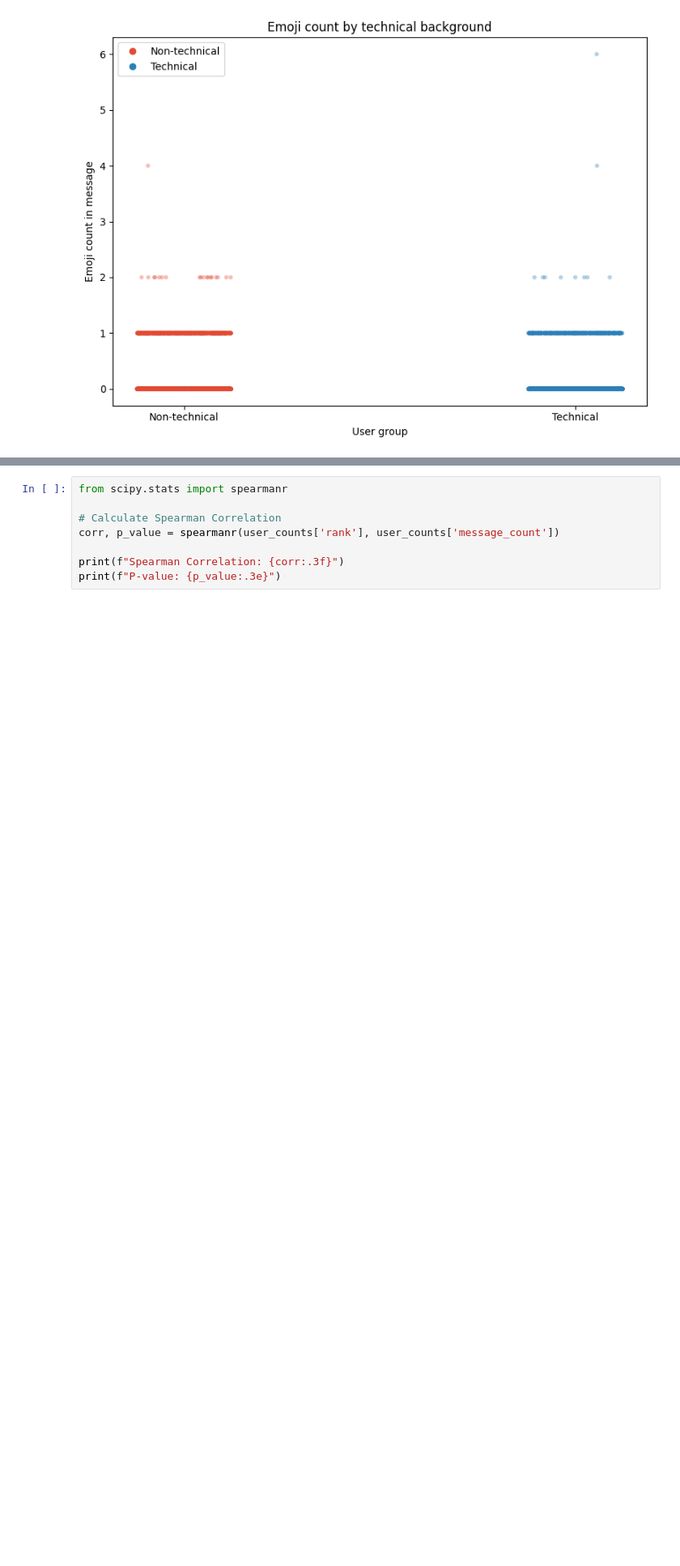
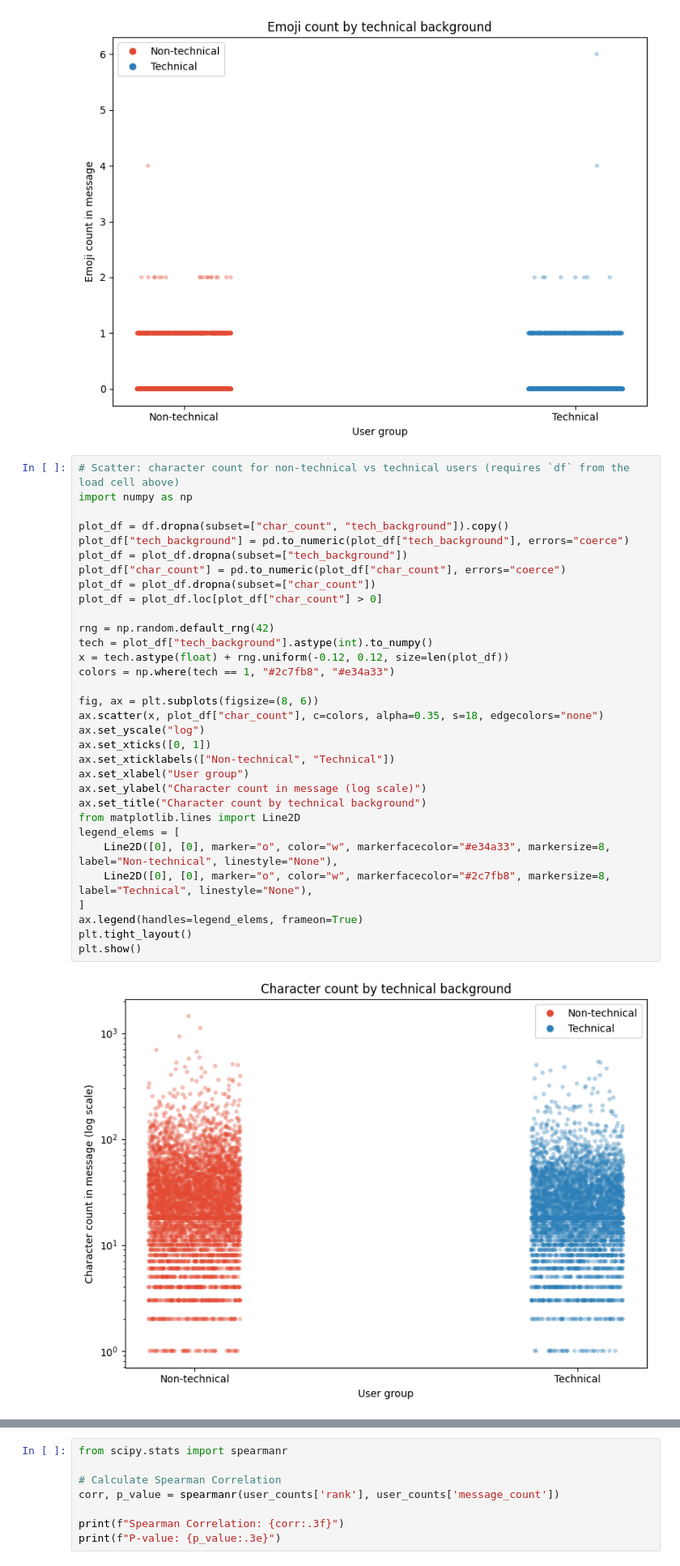
Before and after one commit to bashoogeventerink-max/DAV, a Jupyter notebook: notebooks/04-correlation-test.ipynb, the cells around one changed output, grey strips where cells are left out. Shown at 81% size. Drawn from its saved outputs; the diff is of its cells as text; blank space fills up the shorter version.

```diff
--- a/notebooks/04-correlation-test.ipynb
+++ b/notebooks/04-correlation-test.ipynb
@@ -109,6 +156,40 @@ plt.tight_layout()
 plt.show()
 # %% [output]
 [figure]
+# %%
+# Scatter: character count for non-technical vs technical users (requires `df` from the load cell above)
+import numpy as np
+
+plot_df = df.dropna(subset=["char_count", "tech_background"]).copy()
+plot_df["tech_background"] = pd.to_numeric(plot_df["tech_background"], errors="coerce")
+plot_df = plot_df.dropna(subset=["tech_background"])
+plot_df["char_count"] = pd.to_numeric(plot_df["char_count"], errors="coerce")
+plot_df = plot_df.dropna(subset=["char_count"])
+plot_df = plot_df.loc[plot_df["char_count"] > 0]
+
+rng = np.random.default_rng(42)
+tech = plot_df["tech_background"].astype(int).to_numpy()
+x = tech.astype(float) + rng.uniform(-0.12, 0.12, size=len(plot_df))
+colors = np.where(tech == 1, "#2c7fb8", "#e34a33")
+
+fig, ax = plt.subplots(figsize=(8, 6))
+ax.scatter(x, plot_df["char_count"], c=colors, alpha=0.35, s=18, edgecolors="none")
+ax.set_yscale("log")
+ax.set_xticks([0, 1])
+ax.set_xticklabels(["Non-technical", "Technical"])
+ax.set_xlabel("User group")
+ax.set_ylabel("Character count in message (log scale)")
+ax.set_title("Character count by technical background")
+from matplotlib.lines import Line2D
+legend_elems = [
+    Line2D([0], [0], marker="o", color="w", markerfacecolor="#e34a33", markersize=8, label="Non-technical", linestyle="None"),
+    Line2D([0], [0], marker="o", color="w", markerfacecolor="#2c7fb8", markersize=8, label="Technical", linestyle="None"),
+]
+ax.legend(handles=legend_elems, frameon=True)
+plt.tight_layout()
+plt.show()
+# %% [output]
+[figure, added]
 # %%
 import numpy as np
 import matplotlib.pyplot as plt
```
Also changed, not shown: parts of 9 cells of this notebook, 2 other files.
